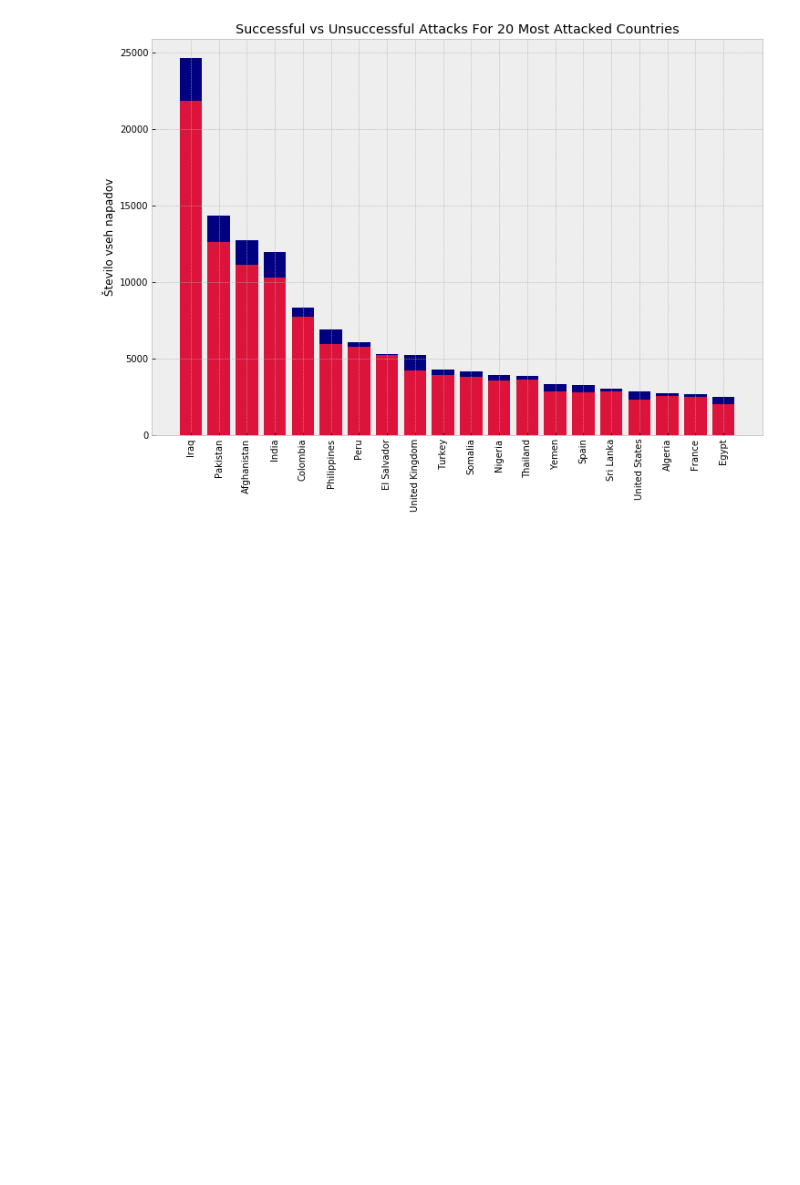
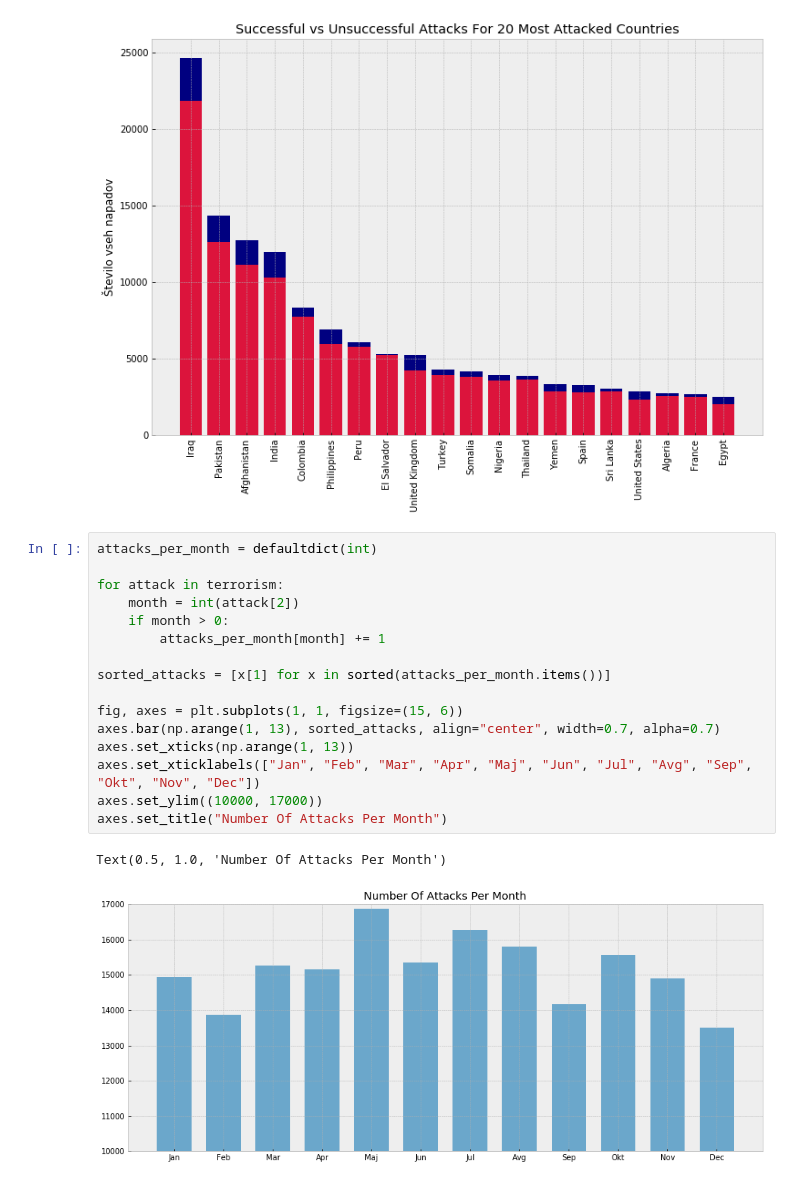
Before and after one commit to Andre711/PR19TANM, a Jupyter notebook: PR_Projekt/Projekt.ipynb, the cells around one changed output. Cells and saved outputs as stored; diff of their text form; blank space fills up the shorter version.

Commit message:
added number of attacks per month

```diff
--- a/PR_Projekt/Projekt.ipynb
+++ b/PR_Projekt/Projekt.ipynb
@@ -76,3 +76,22 @@ plt.title("Successful vs Unsuccessful Attacks For 20 Most Attacked Countries")
 # %% [output]
 Text(0.5, 1.0, 'Successful vs Unsuccessful Attacks For 20 Most Attacked Countries')
 [figure]
+# %%
+attacks_per_month = defaultdict(int)
+
+for attack in terrorism:
+    month = int(attack[2])
+    if month > 0:
+        attacks_per_month[month] += 1
+
+sorted_attacks = [x[1] for x in sorted(attacks_per_month.items())]
+
+fig, axes = plt.subplots(1, 1, figsize=(15, 6))
+axes.bar(np.arange(1, 13), sorted_attacks, align="center", width=0.7, alpha=0.7)
+axes.set_xticks(np.arange(1, 13))
+axes.set_xticklabels(["Jan", "Feb", "Mar", "Apr", "Maj", "Jun", "Jul", "Avg", "Sep", "Okt", "Nov", "Dec"])
+axes.set_ylim((10000, 17000))
+axes.set_title("Number Of Attacks Per Month")
+# %% [output]
+Text(0.5, 1.0, 'Number Of Attacks Per Month')
+[figure, added]
```
